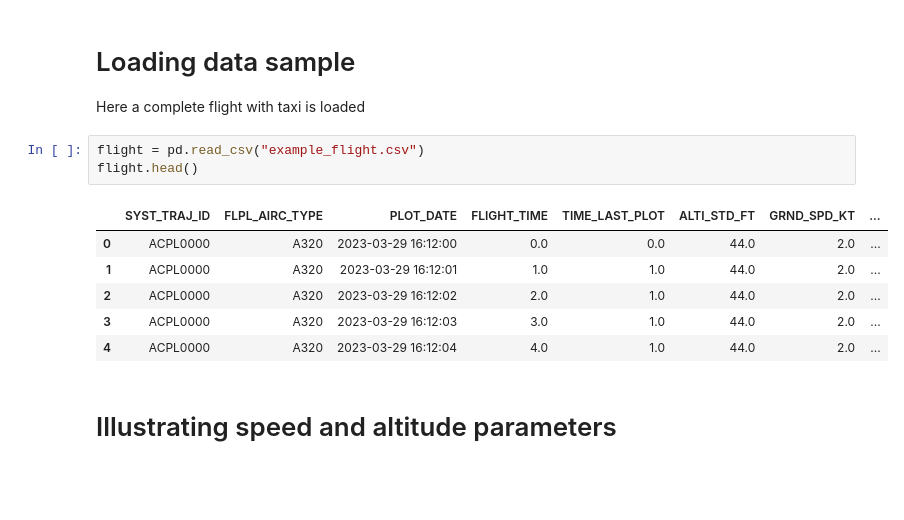
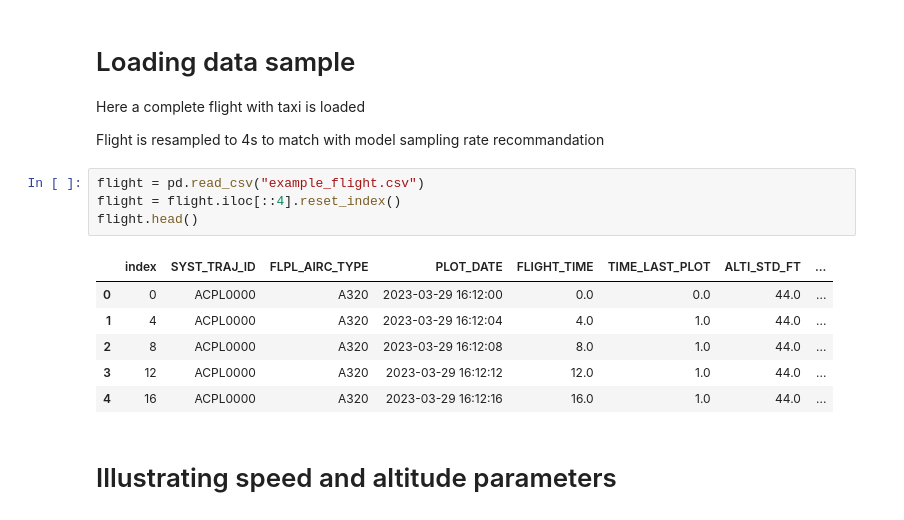
Before and after one commit to DGAC/Acropole, a Jupyter notebook: examples/fuel_estimation.ipynb, the cells around one changed output. Drawn from its saved outputs; the diff is of its cells as text; blank space fills up the shorter version.

Commit message:
updating sampling rate recommandation and example

```diff
--- a/examples/fuel_estimation.ipynb
+++ b/examples/fuel_estimation.ipynb
@@ -14,16 +7,19 @@ To enable the following instructions: AVX2 AVX512F AVX512_VNNI FMA, in other ope
 # %% [markdown]
 # Loading data sample
 Here a complete flight with taxi is loaded
+
+Flight is resampled to 4s to match with model sampling rate recommandation
 # %%
 flight = pd.read_csv("example_flight.csv")
+flight = flight.iloc[::4].reset_index()
 flight.head()
 # %% [output]
-|  | SYST_TRAJ_ID | FLPL_AIRC_TYPE | PLOT_DATE | FLIGHT_TIME | TIME_LAST_PLOT | ALTI_STD_FT | GRND_SPD_KT | ... |
-| 0 | ACPL0000 | A320 | 2023-03-29 16:12:00 | 0.0 | 0.0 | 44.0 | 2.0 | ... |
-| 1 | ACPL0000 | A320 | 2023-03-29 16:12:01 | 1.0 | 1.0 | 44.0 | 2.0 | ... |
-| 2 | ACPL0000 | A320 | 2023-03-29 16:12:02 | 2.0 | 1.0 | 44.0 | 2.0 | ... |
-| 3 | ACPL0000 | A320 | 2023-03-29 16:12:03 | 3.0 | 1.0 | 44.0 | 2.0 | ... |
-| 4 | ACPL0000 | A320 | 2023-03-29 16:12:04 | 4.0 | 1.0 | 44.0 | 2.0 | ... |
+|  | index | SYST_TRAJ_ID | FLPL_AIRC_TYPE | PLOT_DATE | FLIGHT_TIME | TIME_LAST_PLOT | ALTI_STD_FT | ... |
+| 0 | 0 | ACPL0000 | A320 | 2023-03-29 16:12:00 | 0.0 | 0.0 | 44.0 | ... |
+| 1 | 4 | ACPL0000 | A320 | 2023-03-29 16:12:04 | 4.0 | 1.0 | 44.0 | ... |
+| 2 | 8 | ACPL0000 | A320 | 2023-03-29 16:12:08 | 8.0 | 1.0 | 44.0 | ... |
+| 3 | 12 | ACPL0000 | A320 | 2023-03-29 16:12:12 | 12.0 | 1.0 | 44.0 | ... |
+| 4 | 16 | ACPL0000 | A320 | 2023-03-29 16:12:16 | 16.0 | 1.0 | 44.0 | ... |
 # %% [markdown]
 # Illustrating speed and altitude parameters
 # %%
```
Also changed, not shown: parts of 6 cells of this notebook, 1 other file.
